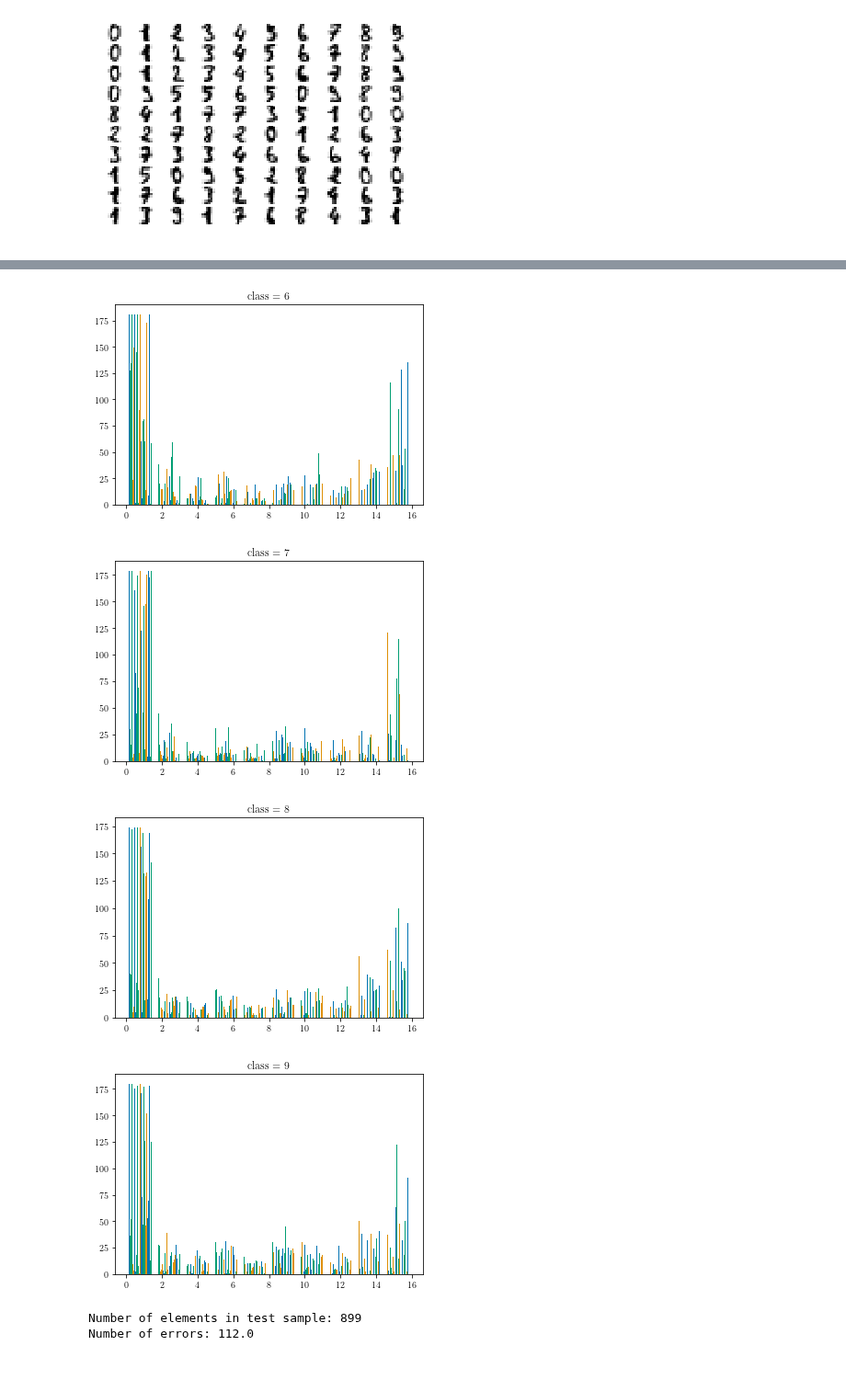
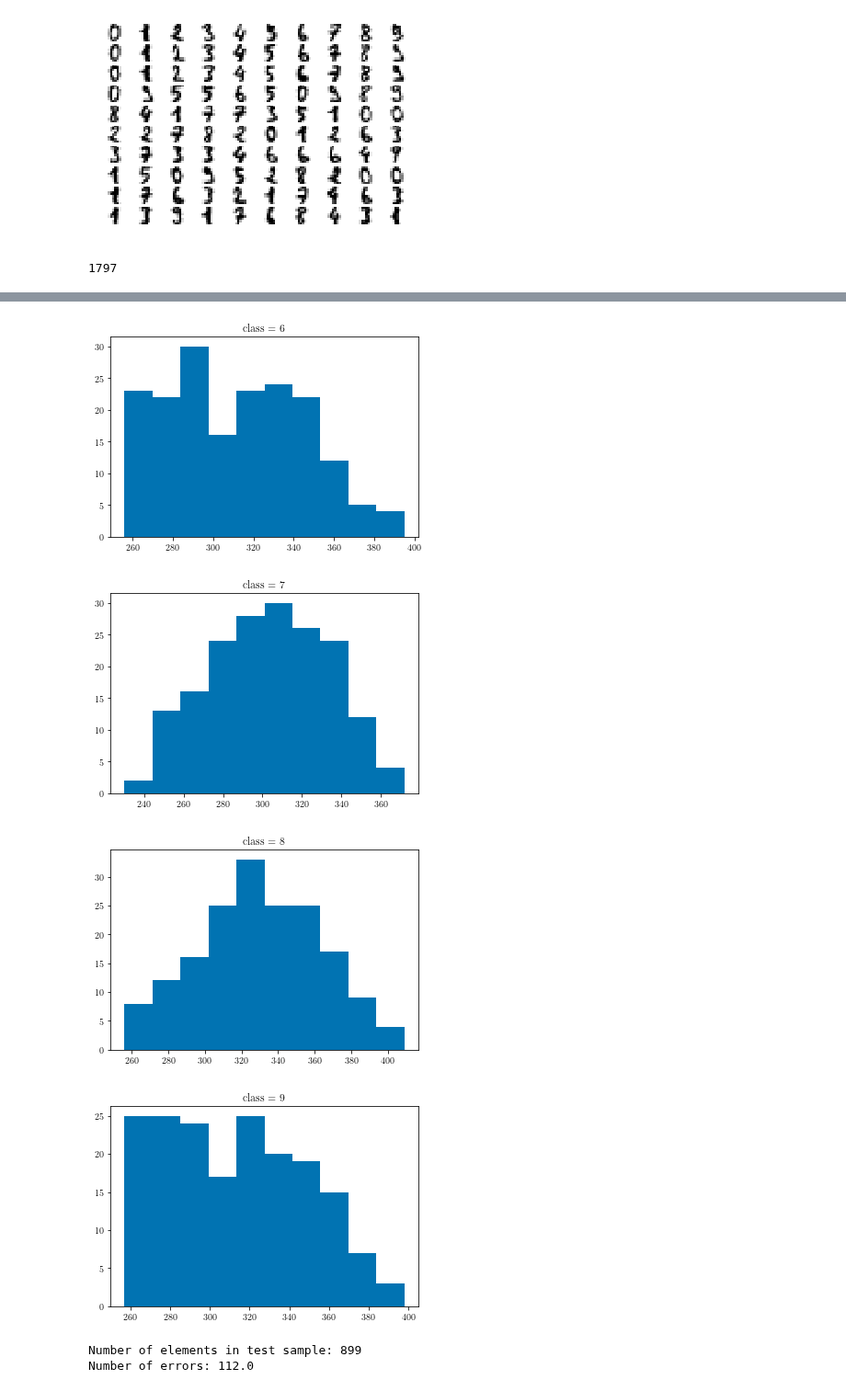
Before and after one commit to tbinetruy/Telecom-MDI-343, a Jupyter notebook: TP2/TP2.ipynb, the cells around one changed output, grey strips where cells are left out. Shown at 92% size. Drawn from its saved outputs; the diff is of its cells as text; code cells hidden in the pictures.

```diff
--- a/TP2/TP2.ipynb
+++ b/TP2/TP2.ipynb
@@ -419,10 +419,15 @@ for index, (image, label) in enumerate(images_and_labels[:100]):
     plt.imshow(image, cmap=plt.cm.gray_r, interpolation='nearest')
 # %% [output]
 [figure]
+# %%
+digits.data[digits.target==i]
+digits.data.shape[0]
+# %% [output]
+1797
 # %%
 for i in range(10):
     plt.figure(i)
-    plt.hist(digits.data[digits.target==i])
+    plt.hist(np.sum(digits.data[digits.target==i], axis=1))
     plt.title("class = " + str(i))
     plt.plot()
 # %% [output]
@@ -435,7 +440,7 @@ for i in range(10):
-[figure, old version]
+[figure, new version]
-[figure, old version]
+[figure, new version]
-[figure, old version]
+[figure, new version]
-[figure, old version]
+[figure, new version]
 # %%
 def q12():
     X_train, y_train, X_test, y_test = split_data(digits.data, digits.target)
```
Also changed, not shown: parts of 2 cells of this notebook.
